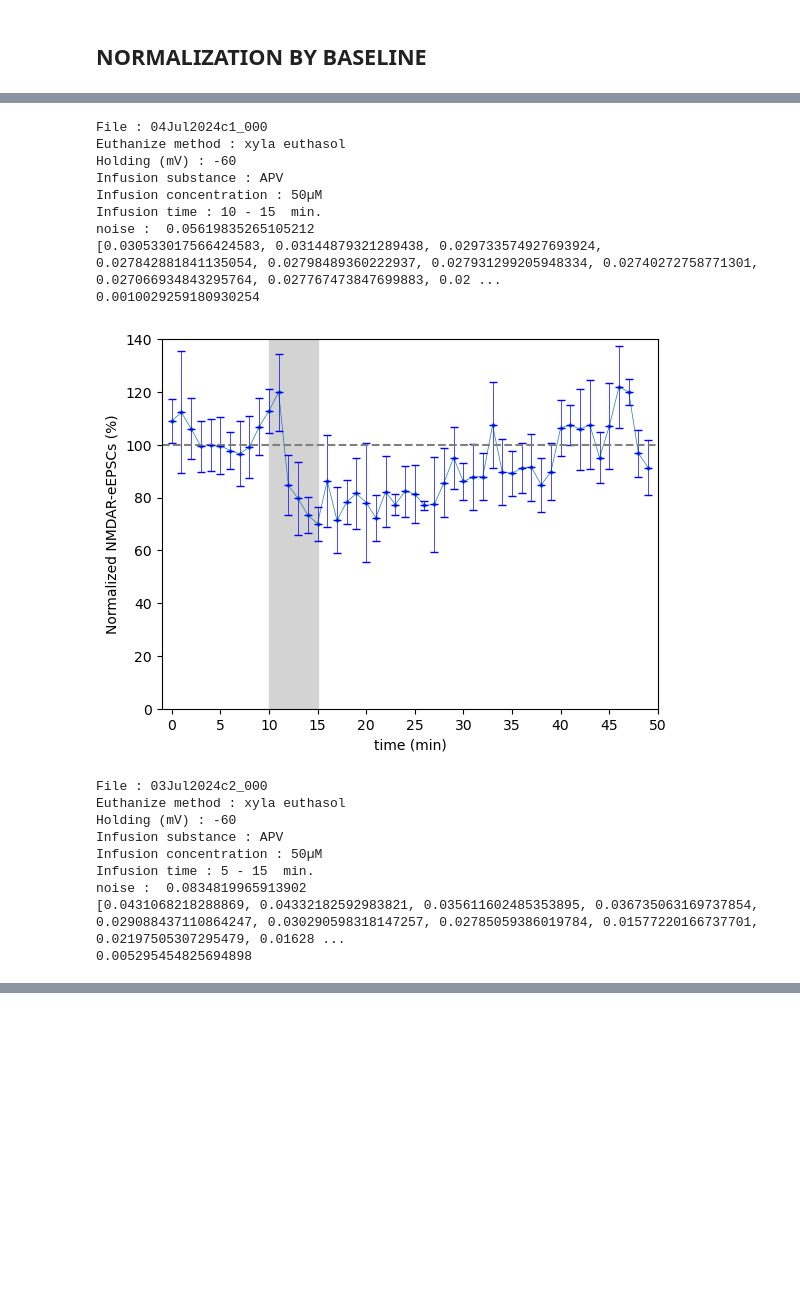
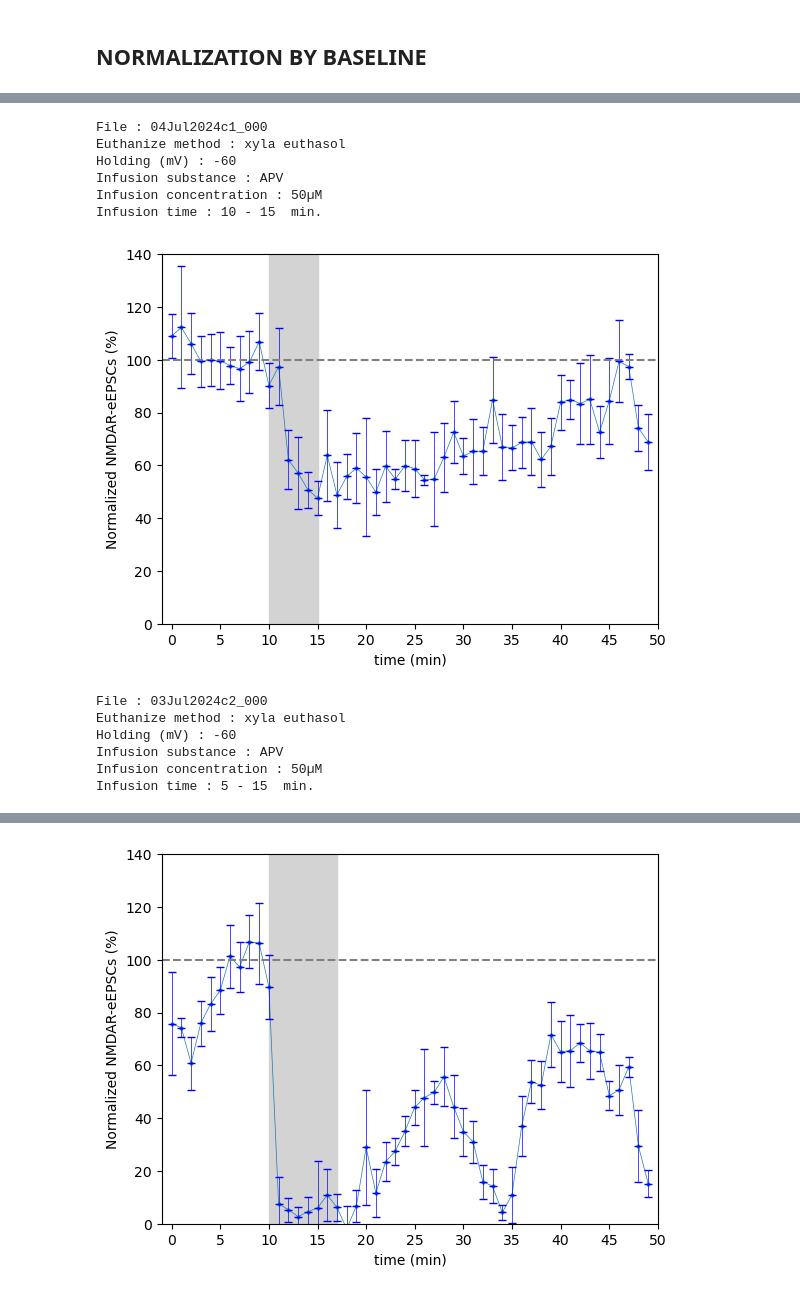
Before and after one commit to LauraGonzalez2000/Intracellular_recording, a Jupyter notebook: src/washout_experiment.ipynb, the cells around one changed output, grey strips where cells are left out. Cells and saved outputs as stored; diff of their text form; code cells hidden in the pictures; blank space fills up the shorter version.

```diff
--- a/src/washout_experiment.ipynb
+++ b/src/washout_experiment.ipynb
@@ -244,11 +235,13 @@ D:/Internship_Rebola_ICM/RAW_DATA_TO_ANALYSE_WASHOUT/nm04Jul2024c1/nm04Jul2024c1
 # %% [markdown]
 ## try for all files
 # %%
-files = find_nm_files('D:\Internship_Rebola_ICM\RAW_DATA_TO_ANALYSE_WASHOUT_q')
+files = find_nm_files('D:\Internship_Rebola_ICM\RAW_DATA_TO_ANALYSE_WASHOUT')
 datafiles = get_datafiles(files)
 # %%
-file_info = open('C:/Users/laura.gonzalez/Programming/Intracellular_recording/src/Files1q.csv', 'r')
+file_info = open('C:/Users/laura.gonzalez/Programming/Intracellular_recording/src/Files1.csv', 'r')
 info_df = pd.read_csv(file_info, header=0, sep=';')
 info_df
+
+#should be in the same order!!!
 # %% [output]
 |  | Files | euthanize method | Holding (mV) | infusion | infusion concentration | infusion start | infusion end | ... |
@@ -280,7 +279,7 @@ for datafile in datafiles:
         fig, ax = plt.subplots()
         ax.plot(diffs, marker = "o", linewidth = 0.5, markersize=2 )
         ax.set_xlim(0,300)
-        ax.set_ylim(-0.06, -0.01)
+        #ax.set_ylim(-0.06, -0.01)
         ax.set_ylabel("Peak - baseline (nA)")
         ax.set_xlabel("sweep")
         ax.axvspan(info_df["infusion start"][i]*6, info_df["infusion end"][i]*6, color='lightgrey')
@@ -332,12 +338,12 @@ for datafile in datafiles:
         ax.errorbar(range(len(batches_m)), batches_m, yerr=batches_std, linestyle='None', marker='_', color='blue', capsize=3, linewidth = 0.5)
 
         ax.set_xlim(-1,50)
-        ax.set_ylim(-0.14, 0)
+        #ax.set_ylim(-0.14, 0)
         ax.set_ylabel("Peak - baseline (nA)")
         ax.set_xlabel("time (min)")
         ax.axvspan(info_df["infusion start"][i], info_df["infusion end"][i], color='lightgrey')
         ax.set_xticks(np.arange(0, 51, 5))
-        plt.axhline(np.mean(batches_m[0:5]), color = "grey", linestyle = "--")
+        plt.axhline(np.mean(batches_m[0:info_df["infusion start"][i]]), color = "grey", linestyle = "--")
 
         plt.show()
         i+=1
@@ -517,82 +464,62 @@ for datafile in datafiles:
         print("Infusion concentration :", info_df["infusion concentration"][i])
         print("Infusion time :", info_df["infusion start"][i], "-", info_df["infusion end"][i], " min.")
 
-
        #info file
         recordings = get_recordings(datafile)
         diffs = get_diffs2(recordings)
         batches_m, batches_std = get_batches_rec(diffs)
+
+        #print("data before standardization :")
         #print(batches_m)
-        '''
+
+        # Standardization by baseline mean (Baseline at 100%)
+        baseline_m = np.mean(batches_m[(info_df["infusion start"][i]-5):info_df["infusion start"][i]])
+        batches_m_norm = (batches_m / baseline_m) * 100
+        batches_std_norm = (batches_std / baseline_m) * 100
+        #print("batches after standardization :")
+        #print(batches_m_norm)
+        #print(batches_std_norm)
+
         #remove noise
-        bsl_mins, bsl_maxs = get_mins_maxs_baselines(diffs)
-        noises = []
-        for k in range(len(bsl_mins)):
-            noises.append(np.abs(bsl_mins[k] - bsl_maxs[k]))
-
-        noise = 0.02
-        print("NOISE ", noises )
-        print(len(noises))
-
-        for j in range(len(batches_m)):
-                batches_m[j] -= noise
-
-        '''
-
         std_baseline = get_std_baseline(info_df, diffs)
-        noise = np.sqrt(std_baseline)
-        #noise = 2*std_baseline
-        print("noise : ", noise)
-        print(batches_m)
-
-        #for j in range(len(batches_m)):
-        #        batches_m[j] = np.max(batches_m[j]-noise, 0)
-
-        # Calculate baseline mean
-        baseline_m = np.mean(batches_m[(info_df["infusion start"][i]-5):info_df["infusion start"][i]])
-        baseline_std = np.std(batches_m[(info_df["infusion start"][i]-5):info_df["infusion start"][i]])
-        print(baseline_std)
-
-        # Normalization by baseline
-        batches_m_norm = (batches_m / baseline_m) * 100  # Baseline at 100%
-        #print(batches_m_norm)
-        batches_std_norm = (batches_std / baseline_m) * 100  # Adjust standard deviation normalization ????
-        #print(batches_std_norm)
+        #noise = np.sqrt(std_baseline)
+        noise = 2*std_baseline
+        noise_norm = (noise/baseline_m) * 100
+        #print("noise : ", noise)
+        #print("noise norm", noise_norm)
+        for j in range(info_df["infusion start"][i],len(batches_m_norm)):
+            batches_m_norm[j] = np.max(batches_m_norm[j]-noise_norm, 0)
+        #print("batches after standardization after removing noise")
+        #print(batches_m_norm )
 
         fig, ax = plt.subplots()
         ax.plot(batches_m_norm, marker="o", linewidth=0.5, markersize=2)
         ax.errorbar(range(len(batches_m_norm)), batches_m_norm, yerr=batches_std_norm, linestyle='None', marker='_', color='blue', capsize=3, linewidth = 0.5)
         ax.set_xlim(-1, 50 )
         ax.set_ylim( 0, 140)
         ax.set_ylabel("Normalized NMDAR-eEPSCs (%)")
         ax.set_xlabel("time (min)")
         ax.set_xticks(np.arange(0, 51, 5))
         ax.axvspan(info_df["infusion start"][i], info_df["infusion end"][i], color='lightgrey')
         plt.axhline(100, color="grey", linestyle="--")
 
         plt.show()
 
     except Exception as e:
         print(f"Error analysing this file: {e}")
 
     i+=1
 # %% [output]
 File : 04Jul2024c1_000
 Euthanize method : xyla euthasol
 Holding (mV) : -60
 Infusion substance : APV
 Infusion concentration : 50µM
 Infusion time : 10 - 15  min.
-noise :  0.05619835265105212
-[0.030533017566424583, 0.03144879321289438, 0.029733574927693924, 0.027842881841135054, 0.02798489360222937, 0.027931299205948334, 0.02740272758771301, 0.027066934843295764, 0.027767473847699883, 0.02 ...
-0.0010029259180930254
-[figure, old version]
+[figure, new version]
 File : 03Jul2024c2_000
 Euthanize method : xyla euthasol
 Holding (mV) : -60
 Infusion substance : APV
 Infusion concentration : 50µM
 Infusion time : 5 - 15  min.
-noise :  0.0834819965913902
-[0.0431068218288869, 0.04332182592983821, 0.035611602485353895, 0.036735063169737854, 0.029088437110864247, 0.030290598318147257, 0.02785059386019784, 0.01577220166737701, 0.02197505307295479, 0.01628 ...
-0.005295454825694898
@@ -599,0 +539 @@ noise :  0.0834819965913902
+[figure, added]
```
Also changed, not shown: parts of 18 cells of this notebook, 2 other files.
